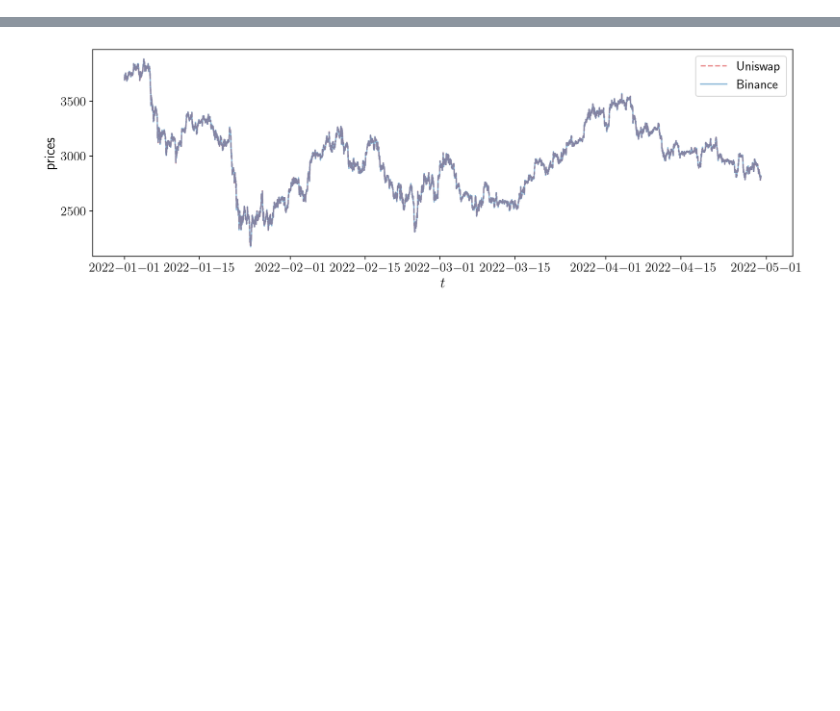
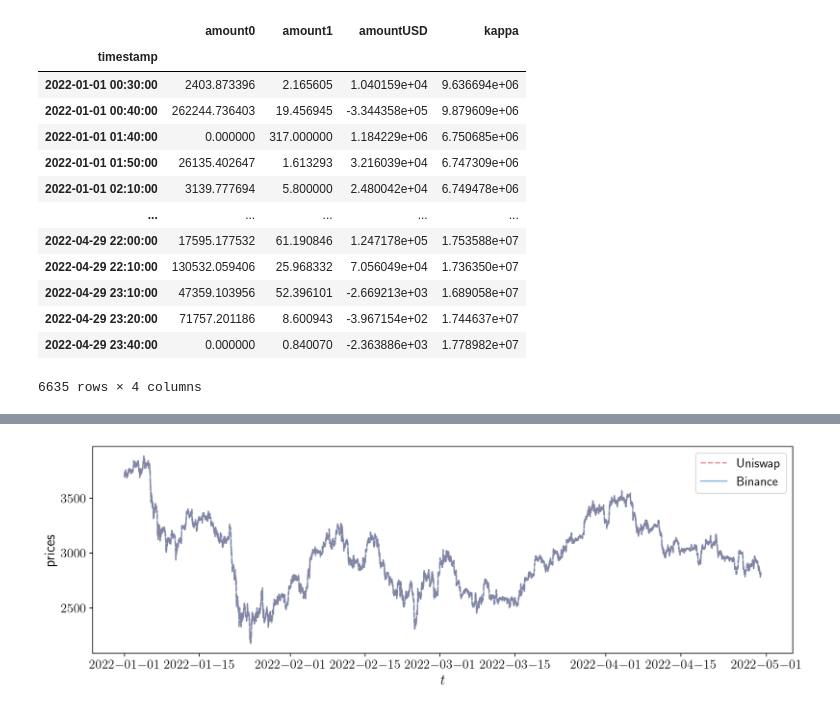
Before and after one commit to muhammadalifaqsha/amm-make-take-fee, a Jupyter notebook: 0-data-analysis.ipynb, the cells around one changed output, grey strips where cells are left out. Cells and saved outputs as stored; diff of their text form; code cells hidden in the pictures; blank space fills up the shorter version.

```diff
--- a/0-data-analysis.ipynb
+++ b/0-data-analysis.ipynb
@@ -41,3 +41,20 @@ sell_activity = crop_dates(sell_activity, d1,d2)
 pool_price = crop_dates(pool_price, d1,d2)
 # %%
 LP_depth = crop_dates(LP_depth, d1,d2)
+# %%
+aux
+# %% [output]
+|  | amount0 | amount1 | amountUSD | kappa |
+| timestamp |  |  |  |  |
+| 2022-01-01 00:30:00 | 2403.873396 | 2.165605 | 1.040159e+04 | 9.636694e+06 |
+| 2022-01-01 00:40:00 | 262244.736403 | 19.456945 | -3.344358e+05 | 9.879609e+06 |
+| 2022-01-01 01:40:00 | 0.000000 | 317.000000 | 1.184229e+06 | 6.750685e+06 |
+| 2022-01-01 01:50:00 | 26135.402647 | 1.613293 | 3.216039e+04 | 6.747309e+06 |
+| 2022-01-01 02:10:00 | 3139.777694 | 5.800000 | 2.480042e+04 | 6.749478e+06 |
+| ... | ... | ... | ... | ... |
+| 2022-04-29 22:00:00 | 17595.177532 | 61.190846 | 1.247178e+05 | 1.753588e+07 |
+| 2022-04-29 22:10:00 | 130532.059406 | 25.968332 | 7.056049e+04 | 1.736350e+07 |
+| 2022-04-29 23:10:00 | 47359.103956 | 52.396101 | -2.669213e+03 | 1.689058e+07 |
+| 2022-04-29 23:20:00 | 71757.201186 | 8.600943 | -3.967154e+02 | 1.744637e+07 |
+| 2022-04-29 23:40:00 | 0.000000 | 0.840070 | -2.363886e+03 | 1.778982e+07 |
+6635 rows × 4 columns
```
Also changed, not shown: parts of 8 cells of this notebook, 4 other files.
